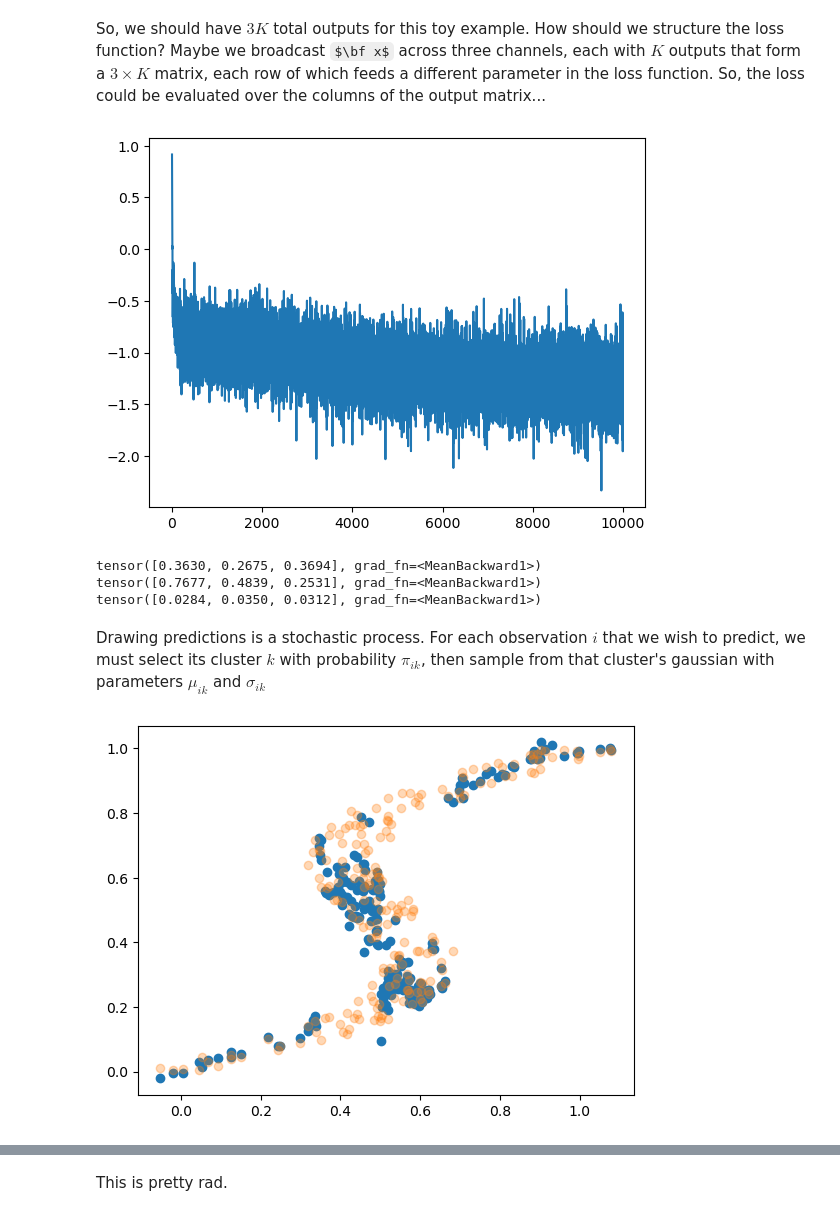
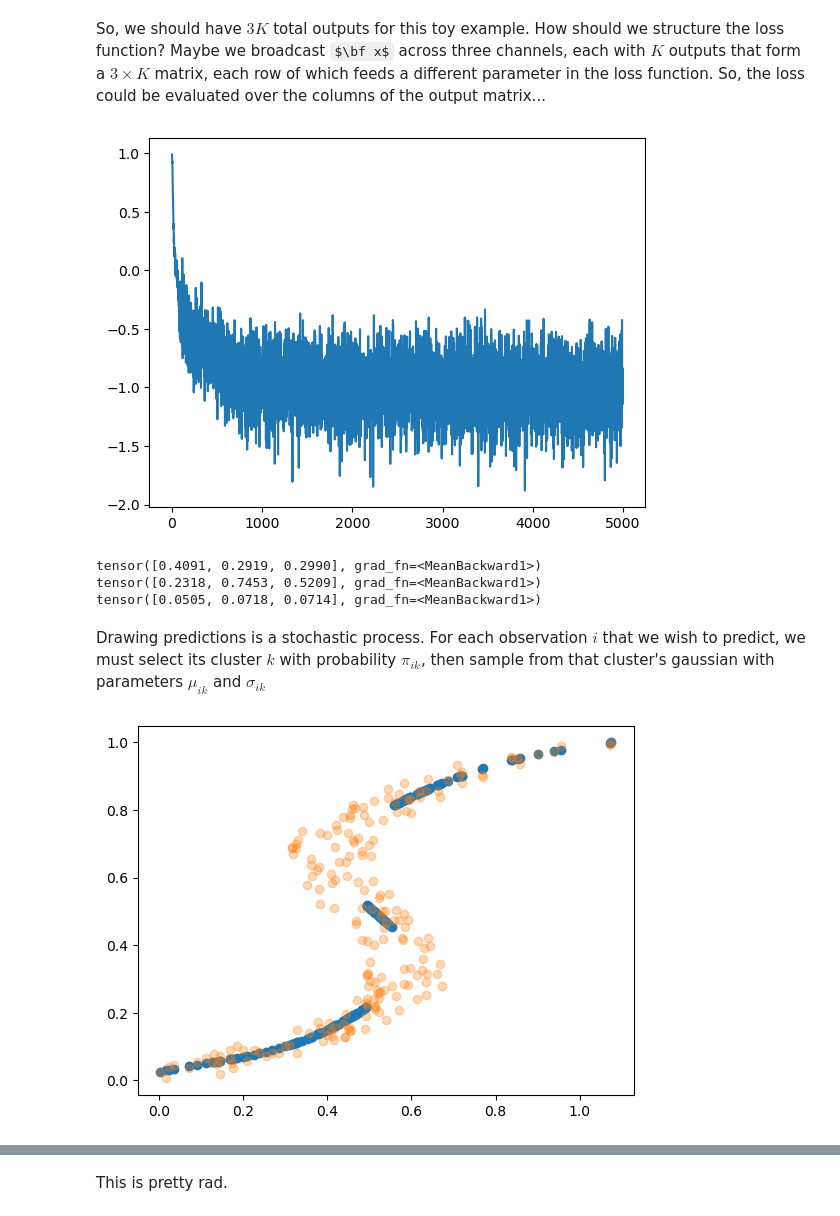
Before and after one commit to BenAF002/data_science, a Jupyter notebook: bishop_dl/ch6_deepNN.ipynb, the cells around one changed output, grey strips where cells are left out. Drawn from its saved outputs; the diff is of its cells as text; code cells hidden in the pictures; some formulas as TeX source.

```diff
--- a/bishop_dl/ch6_deepNN.ipynb
+++ b/bishop_dl/ch6_deepNN.ipynb
@@ -364,10 +364,10 @@ class gmmNet(nn.Module):
                 ('act1', nn.Tanh()),
                 ('l2', nn.Linear(n_hidden, n_hidden)),
                 ('act2', nn.Tanh()),
-                ('l3', nn.Linear(n_hidden, n_hidden)),
-                ('act3', nn.Tanh()),
-                ('l4', nn.Linear(n_hidden, n_hidden)),
-                ('act4', nn.Tanh()),
+                # ('l3', nn.Linear(n_hidden, n_hidden)),
+                # ('act3', nn.Tanh()),
+                # ('l4', nn.Linear(n_hidden, n_hidden)),
+                # ('act4', nn.Tanh()),
             ])
         )
         self.pi_head = nn.Linear(n_hidden, K)
@@ -403,12 +403,12 @@ class gmmNet(nn.Module):
 
             self.losses.append(loss.item())
 # %%
-model = gmmNet(n_hidden=128, K=3)
+model = gmmNet(n_hidden=64, K=3)
 # %%
 model.train(t, x, lr=0.0001, epochs=5000, batch_size=20)
 plt.plot(model.losses);
 # %% [output]
-[figure, old version]
+[figure, new version]
 # %%
 pi, mu, sigma = model.forward(t)
 
@@ -416,30 +416,30 @@ print(pi.mean(dim=0))
 print(mu.mean(dim=0))
 print(sigma.mean(dim=0))
 # %% [output]
-tensor([0.3630, 0.2675, 0.3694], grad_fn=<MeanBackward1>)
-tensor([0.7677, 0.4839, 0.2531], grad_fn=<MeanBackward1>)
-tensor([0.0284, 0.0350, 0.0312], grad_fn=<MeanBackward1>)
+tensor([0.4091, 0.2919, 0.2990], grad_fn=<MeanBackward1>)
+tensor([0.2318, 0.7453, 0.5209], grad_fn=<MeanBackward1>)
+tensor([0.0505, 0.0718, 0.0714], grad_fn=<MeanBackward1>)
 # %% [markdown]
 Drawing predictions is a stochastic process. For each observation $i$ that we wish to predict, we must select its cluster $k$ with probability $\pi_{ik}$, then sample from that cluster's gaussian with parameters $\mu_{ik}$ and $\sigma_{ik}$
 # %%
 def sample_preds(pi, mu, sigma):
     N, K = mu.shape
     # k = torch.multinomial(pi, num_samples=1)
     k = torch.argmax(pi, dim=1)
     preds = torch.zeros(N)
     means = torch.zeros(N)
     for i in range(k.shape[0]):
         preds[i] = torch.normal(mu[i, k[i]], sigma[i, k[i]])
         means[i] = mu[i, k[i]]
     return preds, means
 
 preds, means = sample_preds(pi, mu, sigma)
 
-plt.scatter(t, preds.detach())
-# plt.scatter(t, means.detach())
+# plt.scatter(t, preds.detach())
+plt.scatter(t, means.detach())
 plt.scatter(t, x, alpha=0.3);
 # %% [output]
-[figure, old version]
+[figure, new version]
 # %%
 t_sorted = torch.sort(t.view(-1))[0].view(-1, 1)
 pi, mu, sigma = model.forward(t_sorted)
```
Also changed, not shown: parts of 1 cell of this notebook.
